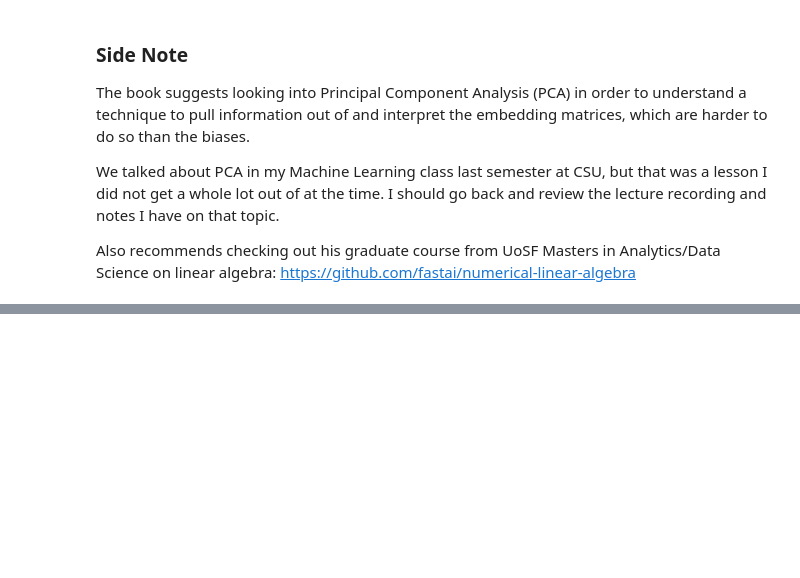
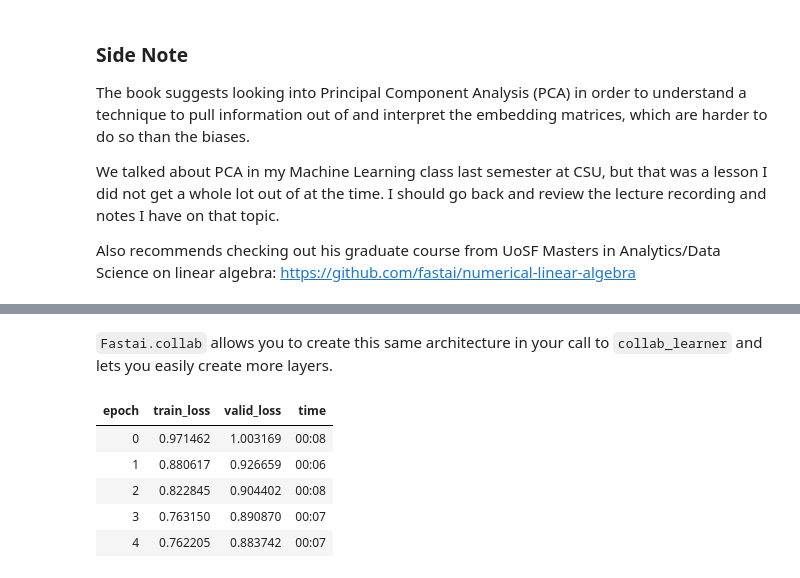
Before and after one commit to ixmorrow/fastai-course-2024, a Jupyter notebook: Notebooks/collaborative-filtering.ipynb, the cells around one changed output, grey strips where cells are left out. Cells and saved outputs as stored; diff of their text form; code cells hidden in the pictures; blank space fills up the shorter version.

```diff
--- a/Notebooks/collaborative-filtering.ipynb
+++ b/Notebooks/collaborative-filtering.ipynb
@@ -216,0 +288,12 @@ https://github.com/fastai/numerical-linear-algebra
+# %% [markdown]
+`Fastai.collab` allows you to create this same architecture in your call to `collab_learner` and lets you easily create more layers.
+# %%
+learn = collab_learner(dls, use_nn=True, y_range=(0, 5.5), layers=[100, 50])
+learn.fit_one_cycle(5, 5e-3, wd=0.1)
+# %% [output]
+| epoch | train_loss | valid_loss | time |
+| 0 | 0.971462 | 1.003169 | 00:08 |
+| 1 | 0.880617 | 0.926659 | 00:06 |
+| 2 | 0.822845 | 0.904402 | 00:08 |
+| 3 | 0.763150 | 0.890870 | 00:07 |
+| 4 | 0.762205 | 0.883742 | 00:07 |
```
Also changed, not shown: parts of 13 cells of this notebook, 1 other file.
